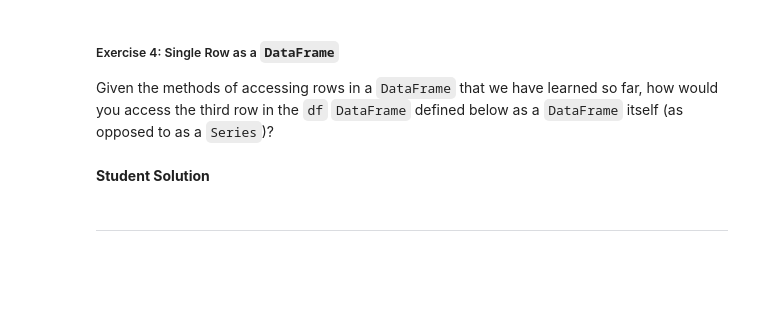
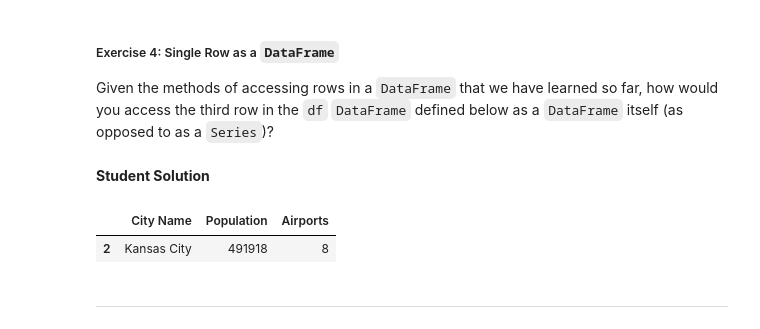
Before and after one commit to EnAH7pbh/Data-Analysis-Manipulation-Introduction-to-Colab, a Jupyter notebook: Pandas.ipynb, the cells around one changed output. Cells and saved outputs as stored; diff of their text form; code cells hidden in the pictures; blank space fills up the shorter version.

```diff
--- a/Pandas.ipynb
+++ b/Pandas.ipynb
@@ -419,17 +703,21 @@ Given the methods of accessing rows in a `DataFrame` that we have learned so far
 # %%
 city_names = pd.Series(['Atlanta', 'Austin', 'Kansas City', 'New York City',
                         'Portland', 'San Francisco', 'Seattle'])
 population = pd.Series([498044, 964254, 491918, 8398748, 653115, 883305, 744955])
 num_airports = pd.Series([2, 2, 8, 3, 1, 3, 2])
 
 df = pd.DataFrame({
 
   'City Name': city_names,
   'Population': population,
   'Airports': num_airports,
 })
 
 # Your Code Goes Here
+df.iloc[[2]]
+# %% [output]
+|  | City Name | Population | Airports |
+| 2 | Kansas City | 491918 | 8 |
 # %% [markdown]
 ---
 # %% [markdown]
```
Also changed, not shown: parts of 47 cells of this notebook.
